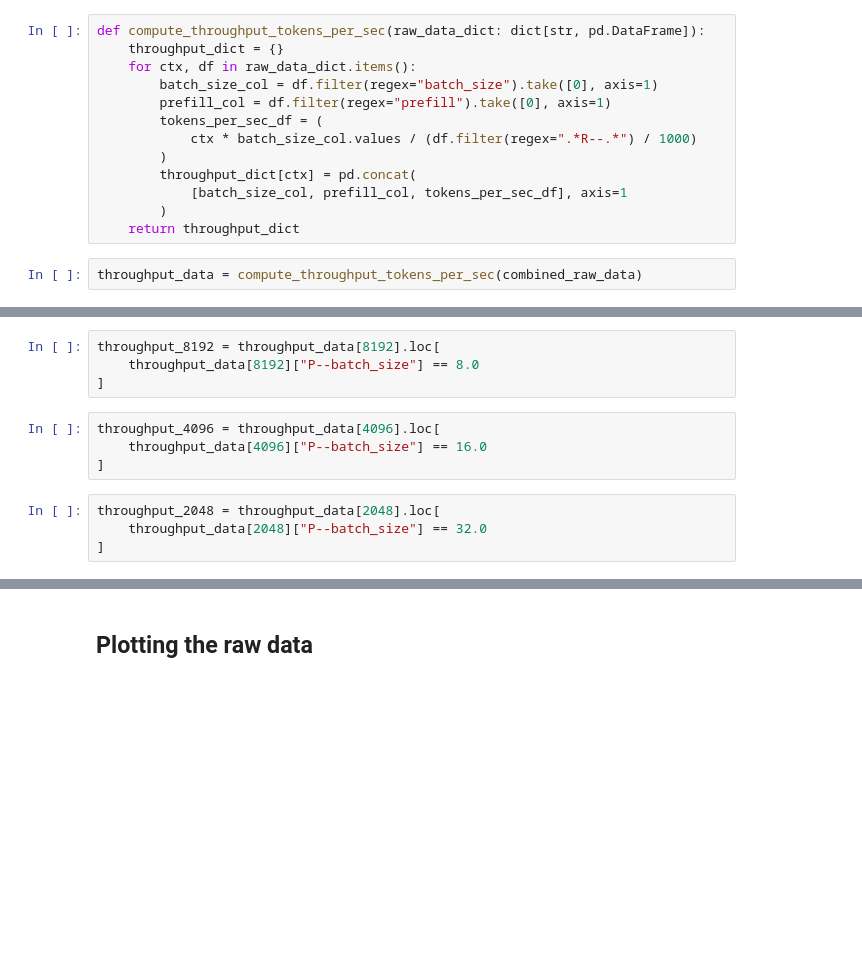
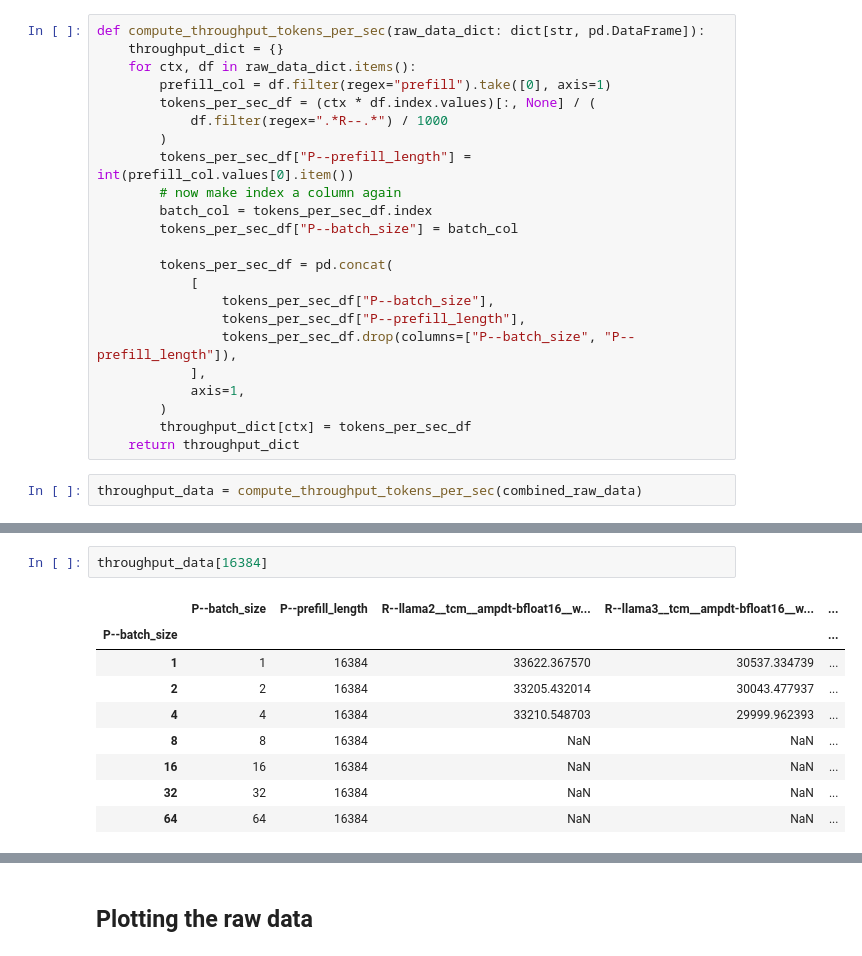
Before and after one commit to subho406/mlstm_kernels, a Jupyter notebook: notebooks/plots_7B_model_benchmark/hf_7B_throughput_results--final.ipynb, the cells around one changed output, grey strips where cells are left out. Cells and saved outputs as stored; diff of their text form; blank space fills up the shorter version.

```diff
--- a/notebooks/plots_7B_model_benchmark/hf_7B_throughput_results--final.ipynb
+++ b/notebooks/plots_7B_model_benchmark/hf_7B_throughput_results--final.ipynb
@@ -75,14 +139,24 @@ with open("throughput_data.p", "rb") as f:
 def compute_throughput_tokens_per_sec(raw_data_dict: dict[str, pd.DataFrame]):
     throughput_dict = {}
     for ctx, df in raw_data_dict.items():
-        batch_size_col = df.filter(regex="batch_size").take([0], axis=1)
         prefill_col = df.filter(regex="prefill").take([0], axis=1)
-        tokens_per_sec_df = (
-            ctx * batch_size_col.values / (df.filter(regex=".*R--.*") / 1000)
+        tokens_per_sec_df = (ctx * df.index.values)[:, None] / (
+            df.filter(regex=".*R--.*") / 1000
         )
-        throughput_dict[ctx] = pd.concat(
-            [batch_size_col, prefill_col, tokens_per_sec_df], axis=1
+        tokens_per_sec_df["P--prefill_length"] = int(prefill_col.values[0].item())
+        # now make index a column again
+        batch_col = tokens_per_sec_df.index
+        tokens_per_sec_df["P--batch_size"] = batch_col
+
+        tokens_per_sec_df = pd.concat(
+            [
+                tokens_per_sec_df["P--batch_size"],
+                tokens_per_sec_df["P--prefill_length"],
+                tokens_per_sec_df.drop(columns=["P--batch_size", "P--prefill_length"]),
+            ],
+            axis=1,
         )
+        throughput_dict[ctx] = tokens_per_sec_df
     return throughput_dict
 # %%
 throughput_data = compute_throughput_tokens_per_sec(combined_raw_data)
@@ -95,12 +202,12 @@ throughput_data[8192]
-# %%
-throughput_8192 = throughput_data[8192].loc[
-    throughput_data[8192]["P--batch_size"] == 8.0
-]
-# %%
-throughput_4096 = throughput_data[4096].loc[
-    throughput_data[4096]["P--batch_size"] == 16.0
-]
-# %%
-throughput_2048 = throughput_data[2048].loc[
-    throughput_data[2048]["P--batch_size"] == 32.0
-]
+# %%
+throughput_data[16384]
+# %% [output]
+|  | P--batch_size | P--prefill_length | R--llama2__tcm__ampdt-bfloat16__w... | R--llama3__tcm__ampdt-bfloat16__w... | ... |
+| P--batch_size |  |  |  |  | ... |
+| 1 | 1 | 16384 | 33622.367570 | 30537.334739 | ... |
+| 2 | 2 | 16384 | 33205.432014 | 30043.477937 | ... |
+| 4 | 4 | 16384 | 33210.548703 | 29999.962393 | ... |
+| 8 | 8 | 16384 | NaN | NaN | ... |
+| 16 | 16 | 16384 | NaN | NaN | ... |
+| 32 | 32 | 16384 | NaN | NaN | ... |
+| 64 | 64 | 16384 | NaN | NaN | ... |
```
Also changed, not shown: parts of 22 cells of this notebook, 1 other file.
